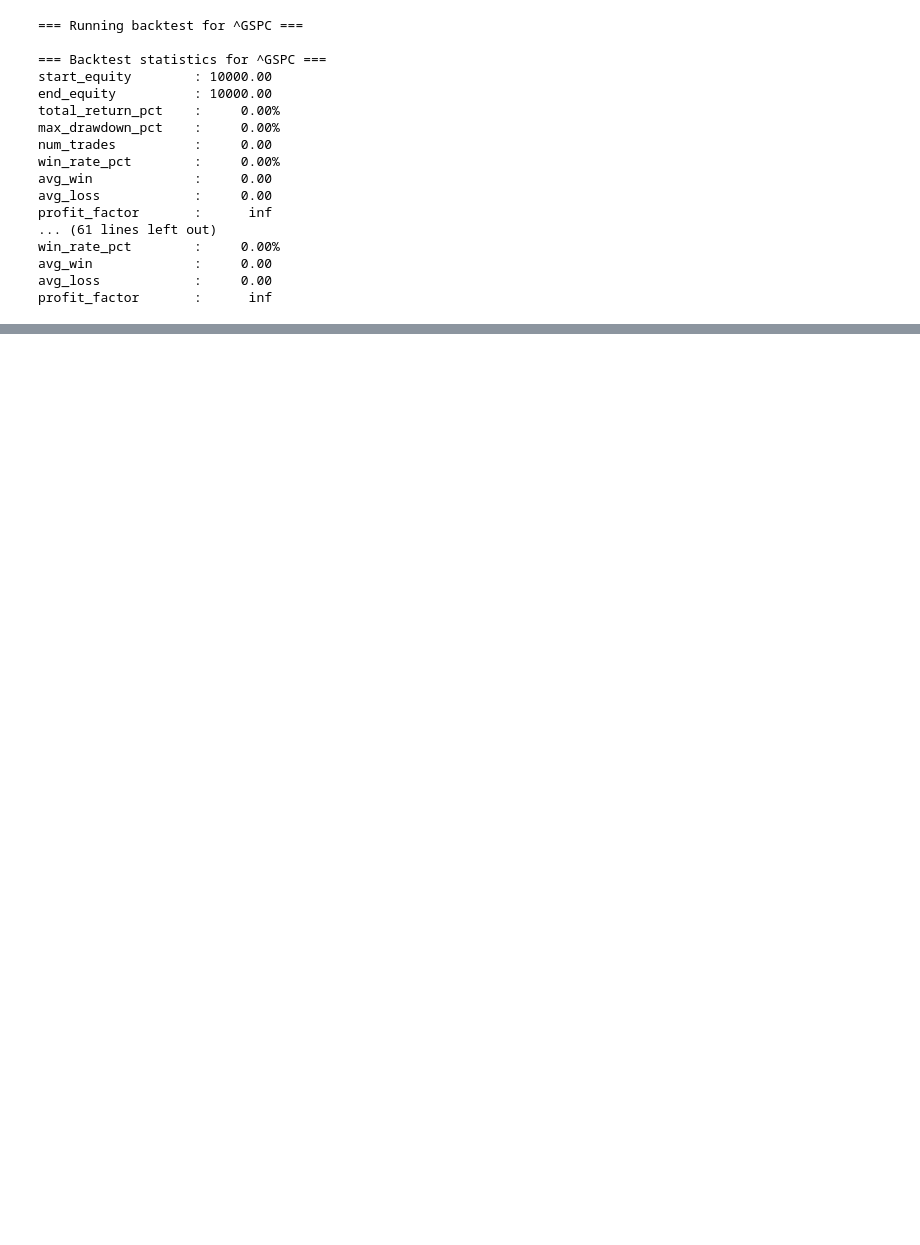
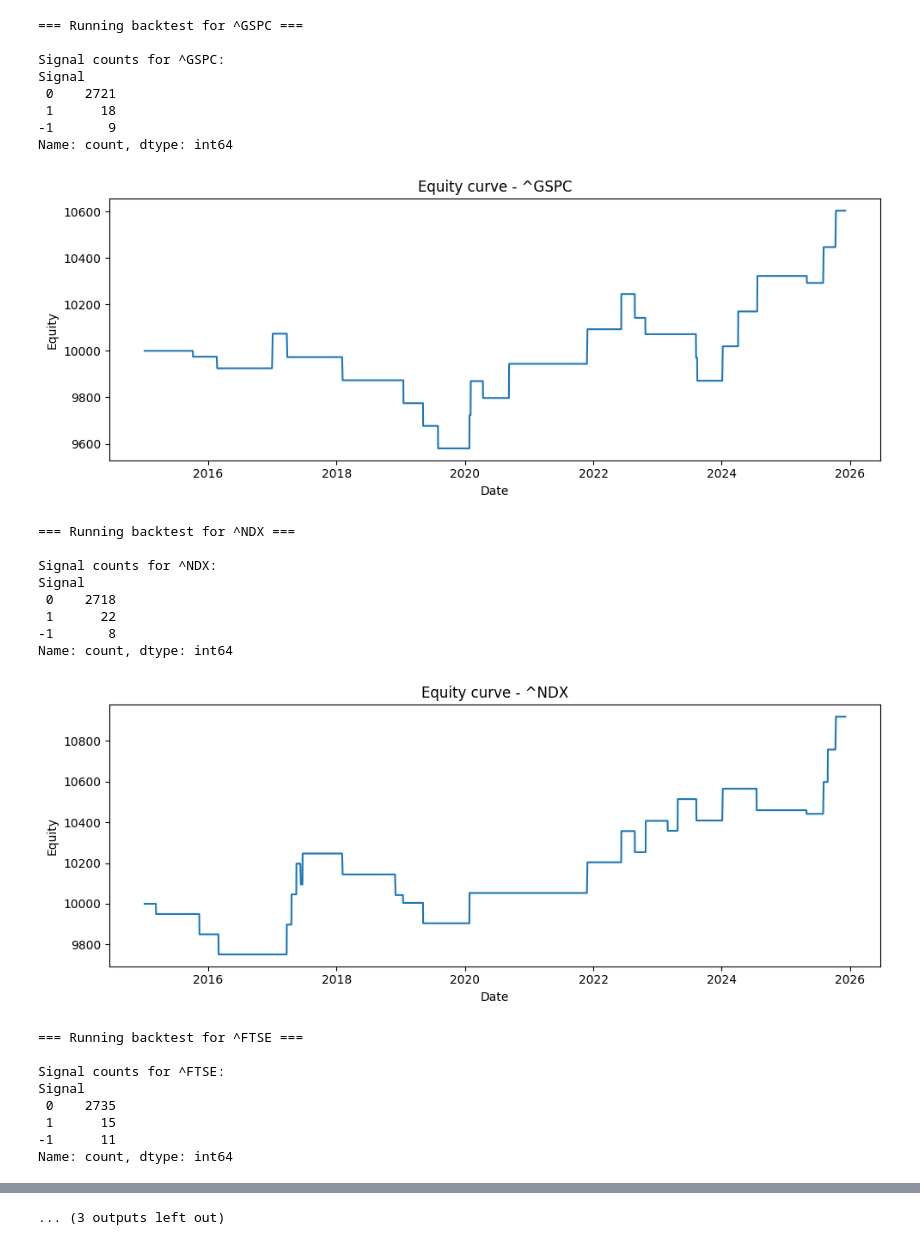
Before and after one commit to HdamaGIT/daman-trading, a Jupyter notebook: system/main.ipynb, the cells around one changed output, grey strips where cells are left out. Drawn from its saved outputs; the diff is of its cells as text; code cells hidden in the pictures; blank space fills up the shorter version.

```diff
--- a/system/main.ipynb
+++ b/system/main.ipynb
@@ -5,22 +5,38 @@ from system_development.strategies.trend_pullback_v1.run_backtest import (
 # %%
 # noinspection PyPackageRequirements
 if __name__ == "__main__":
-    run_backtest_for_default_universe()
+
+    results = run_backtest_for_default_universe(
+        start="2015-01-01",
+        end=None,
+        interval="1d",   # later we can do '4h'
+        plot=True,
+        portfolio=True,
+    )
 # %% [output]
 === Running backtest for ^GSPC ===
 
-=== Backtest statistics for ^GSPC ===
-start_equity        : 10000.00
-end_equity          : 10000.00
-total_return_pct    :     0.00%
-max_drawdown_pct    :     0.00%
-num_trades          :     0.00
-win_rate_pct        :     0.00%
-avg_win             :     0.00
-avg_loss            :     0.00
-profit_factor       :      inf
-... (61 lines left out)
-win_rate_pct        :     0.00%
-avg_win             :     0.00
-avg_loss            :     0.00
-profit_factor       :      inf
+Signal counts for ^GSPC:
+Signal
+ 0    2721
+ 1      18
+-1       9
+Name: count, dtype: int64
+[figure, added]
+=== Running backtest for ^NDX ===
+
+Signal counts for ^NDX:
+Signal
+ 0    2718
+ 1      22
+-1       8
+Name: count, dtype: int64
+[figure, added]
+=== Running backtest for ^FTSE ===
+
+Signal counts for ^FTSE:
+Signal
+ 0    2735
+ 1      15
+-1      11
+Name: count, dtype: int64
@@ -26,0 +71 @@ profit_factor       :      inf
+... (3 outputs left out)
```
Also changed, not shown: parts of 3 cells of this notebook, 3 other files.
